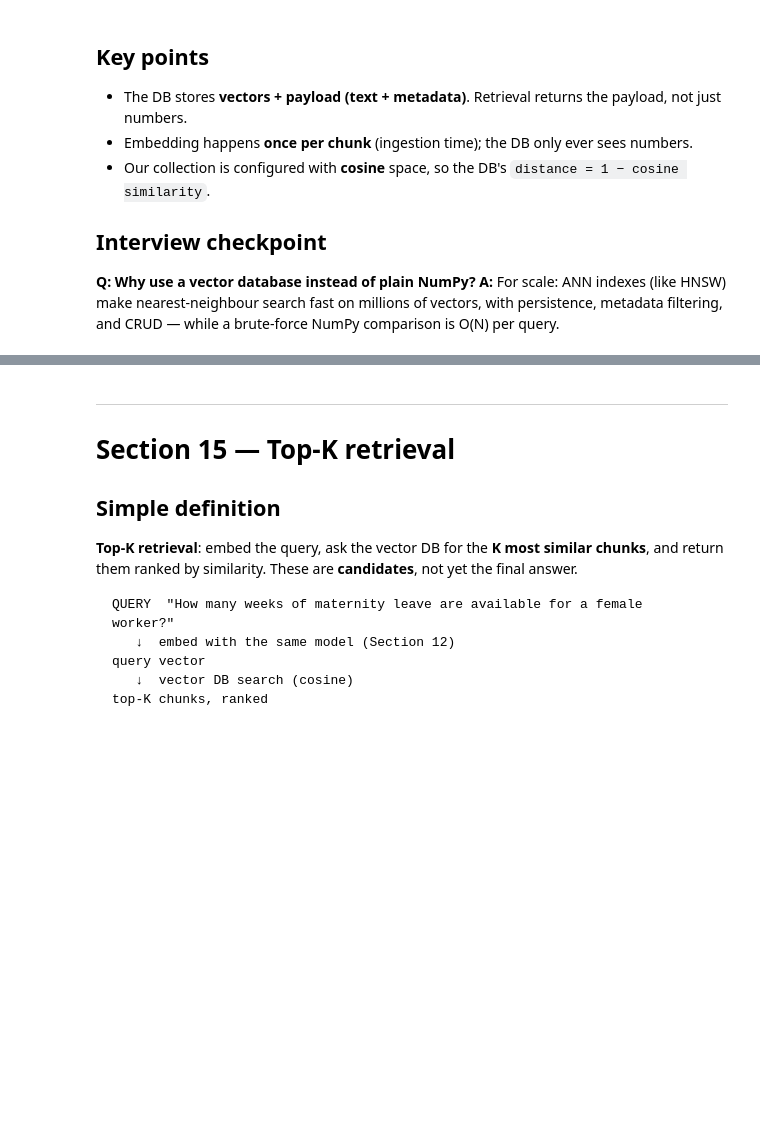
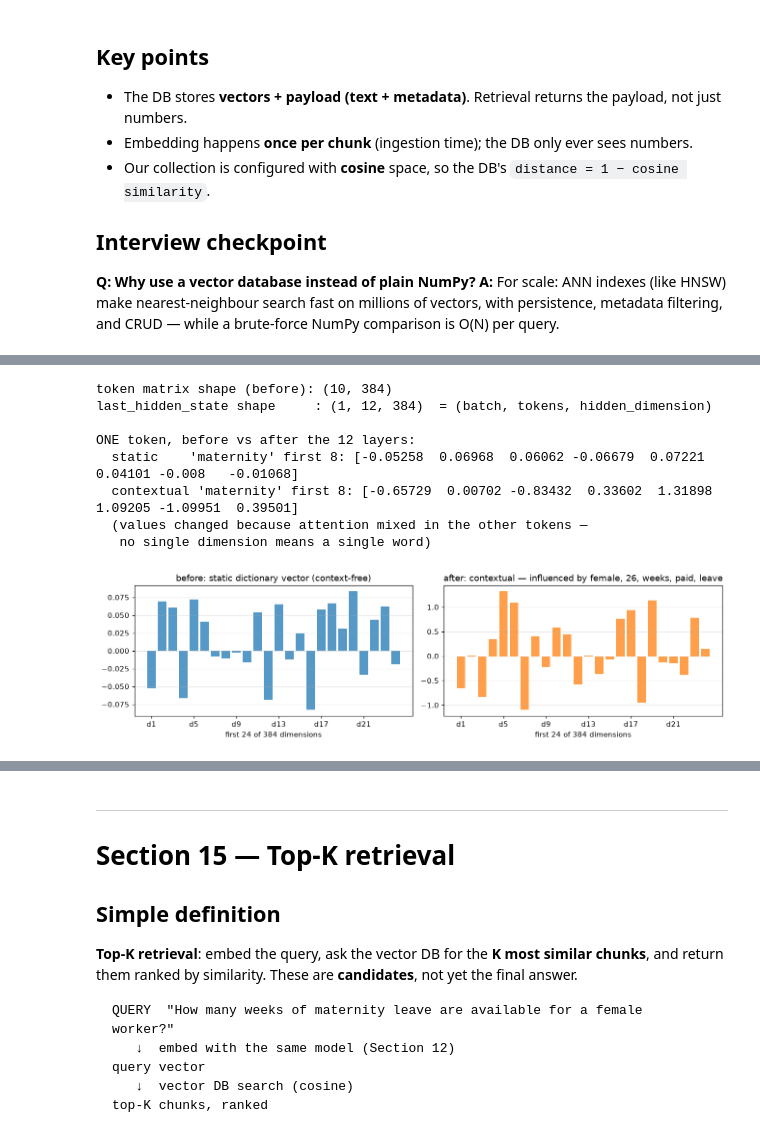
Before and after one commit to AjmalDanish/mini-rag-learning-lab, a Jupyter notebook: Mini_RAG_Learning_Lab.ipynb, the cells around one changed output, grey strips where cells are left out. Cells and saved outputs as stored; diff of their text form; code cells hidden in the pictures; blank space fills up the shorter version.

```diff
--- a/Mini_RAG_Learning_Lab.ipynb
+++ b/Mini_RAG_Learning_Lab.ipynb
@@ -1640,0 +1766,40 @@ carries the **actual values from this session** — this is the same data, no ne
+# %%
+# Steps 5-7: the token matrix enters the REAL Transformer
+enc = tokenizer(text, return_tensors="pt")
+with torch.no_grad():
+    out = model[0].auto_model(**enc)
+ctx = out.last_hidden_state          # REAL contextual representations
+
+print("token matrix shape (before):", token_matrix.shape)
+print("last_hidden_state shape     :", tuple(ctx.shape), " = (batch, tokens, hidden_dimension)\n")
+
+tok_list = tokenizer.convert_ids_to_tokens(enc["input_ids"][0])
+i_mat = tok_list.index("maternity")
+static_mat = token_matrix[tokens_all.index("maternity")]
+context_mat = ctx[0, i_mat].numpy()
+
+print("ONE token, before vs after the 12 layers:")
+print("  static    'maternity' first 8:", np.round(static_mat[:8], 5))
+print("  contextual 'maternity' first 8:", np.round(context_mat[:8], 5))
+print("  (values changed because attention mixed in the other tokens —")
+print("   no single dimension means a single word)\n")
+
+fig, axes = plt.subplots(1, 2, figsize=(12, 3.4))
+axes[0].bar(range(24), static_mat[:24], color="tab:blue", alpha=0.75)
+axes[0].set_title("before: static dictionary vector (context-free)")
+axes[1].bar(range(24), context_mat[:24], color="tab:orange", alpha=0.75)
+axes[1].set_title("after: contextual — influenced by female, 26, weeks, paid, leave")
+for ax in axes:
+    ax.set_xticks(range(0, 24, 4)); ax.set_xticklabels([f"d{i+1}" for i in range(0, 24, 4)])
+    ax.set_xlabel("first 24 of 384 dimensions"); ax.grid(axis="y", alpha=0.3)
+plt.tight_layout(); plt.show()
+# %% [output]
+token matrix shape (before): (10, 384)
+last_hidden_state shape     : (1, 12, 384)  = (batch, tokens, hidden_dimension)
+
+ONE token, before vs after the 12 layers:
+  static    'maternity' first 8: [-0.05258  0.06968  0.06062 -0.06679  0.07221  0.04101 -0.008   -0.01068]
+  contextual 'maternity' first 8: [-0.65729  0.00702 -0.83432  0.33602  1.31898  1.09205 -1.09951  0.39501]
+  (values changed because attention mixed in the other tokens —
+   no single dimension means a single word)
+[figure, added]
```
Also changed, not shown: parts of 10 cells of this notebook.
